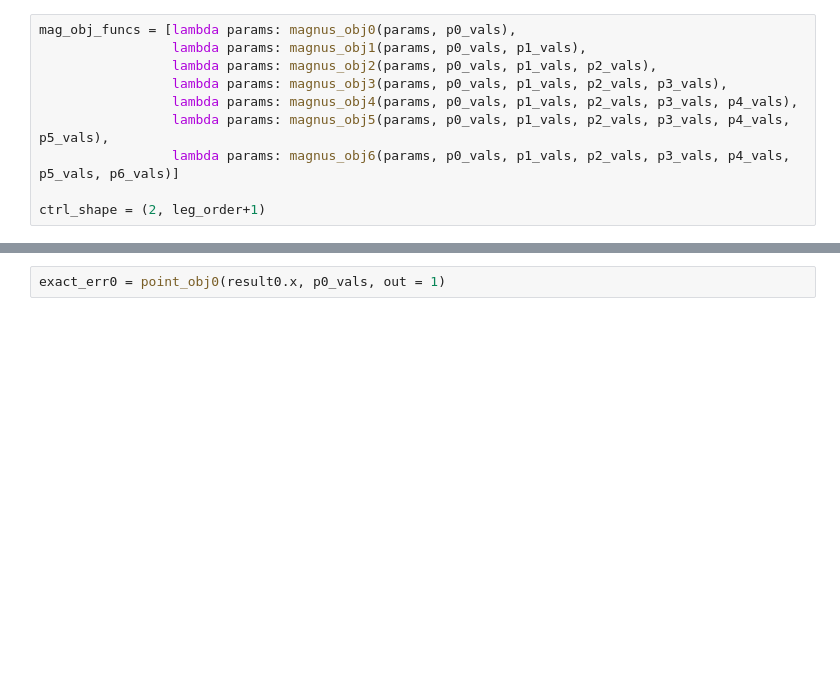
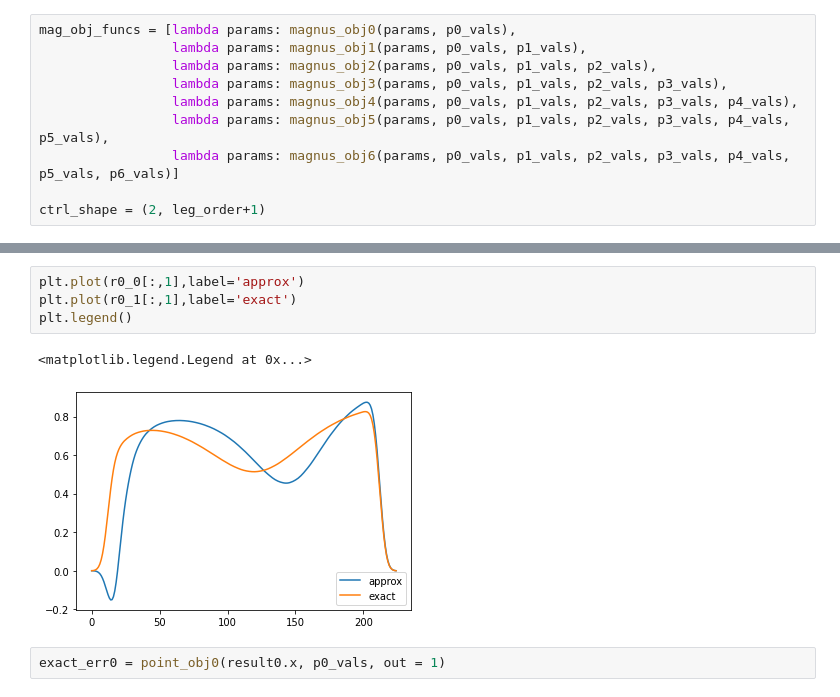
Before and after one commit to DanPuzzuoli/multivariable_dyson_magnus, a Jupyter notebook: magnus_qoc.ipynb, the cells around one changed output, grey strips where cells are left out. Cells and saved outputs as stored; diff of their text form; blank space fills up the shorter version.

```diff
--- a/magnus_qoc.ipynb
+++ b/magnus_qoc.ipynb
@@ -2319,3 +2347,10 @@ Total time taken: 235.93489980697632
+# %%
+plt.plot(r0_0[:,1],label='approx')
+plt.plot(r0_1[:,1],label='exact')
+plt.legend()
+# %% [output]
+<matplotlib.legend.Legend at 0x...>
+[figure, added]
 # %%
 exact_err0 = point_obj0(result0.x, p0_vals, out = 1)
 # %%
```
Also changed, not shown: parts of 8 cells of this notebook.
